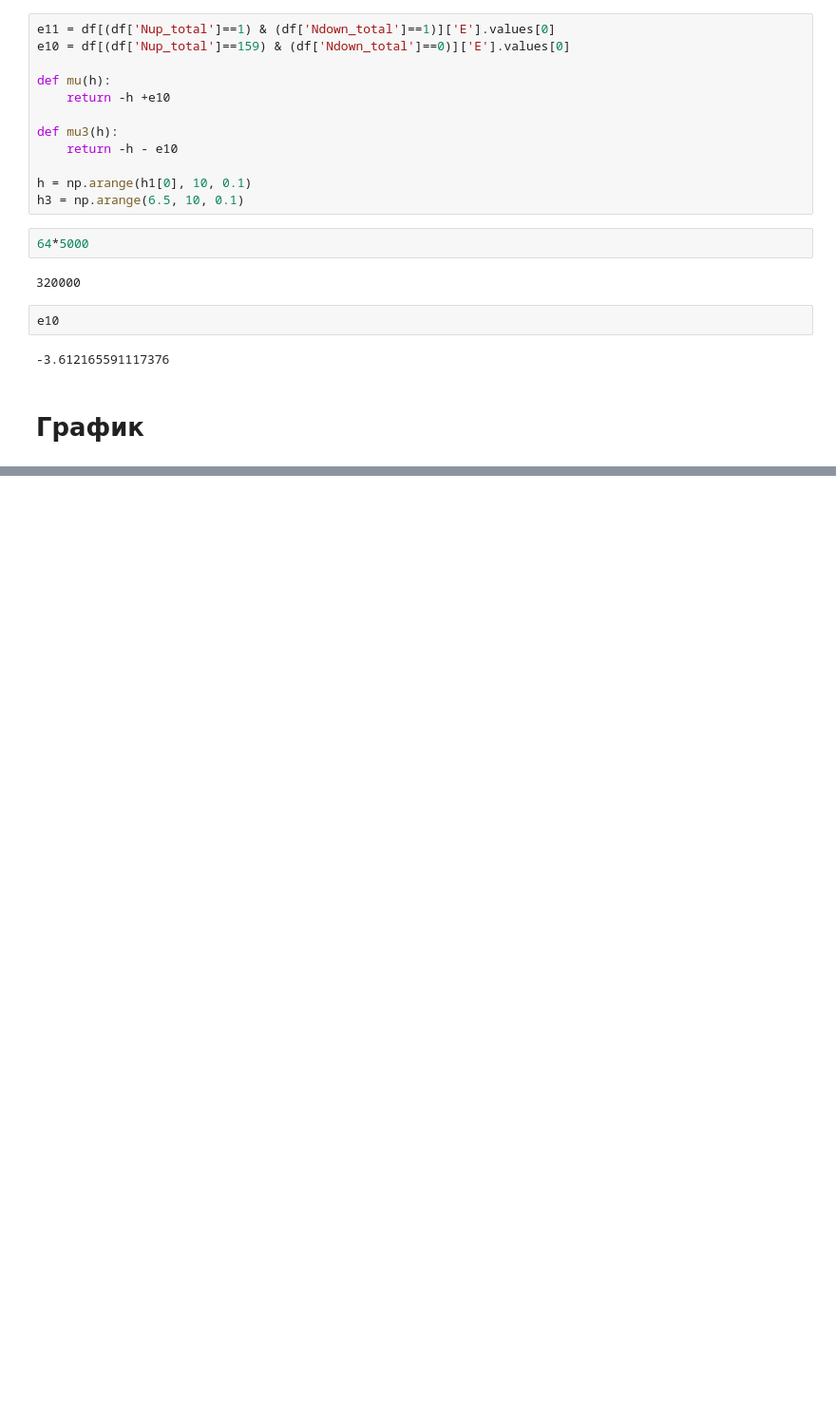
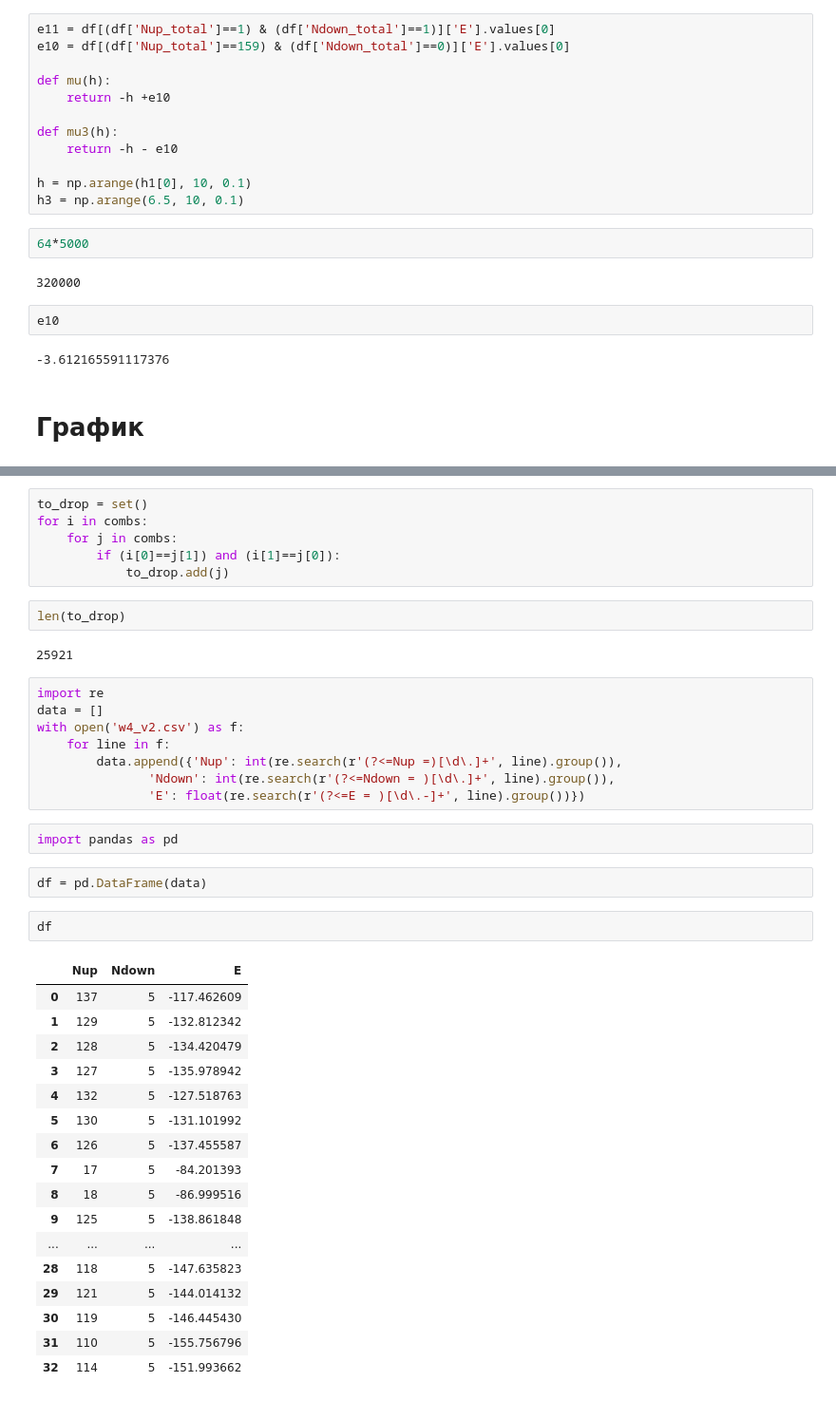
Before and after one commit to mindelly/diagrams2, a Jupyter notebook: W = 4/W = 4.ipynb, the cells around one changed output, grey strips where cells are left out. Shown at 95% size. Drawn from its saved outputs; the diff is of its cells as text; blank space fills up the shorter version.

```diff
--- a/W = 4/W = 4.ipynb
+++ b/W = 4/W = 4.ipynb
@@ -81,0 +99,42 @@ plt.savefig('W4.png')
+# %%
+to_drop = set()
+for i in combs:
+    for j in combs:
+        if (i[0]==j[1]) and (i[1]==j[0]):
+            to_drop.add(j)
+# %%
+len(to_drop)
+# %% [output]
+25921
+# %%
+import re
+data = []
+with open('w4_v2.csv') as f:
+    for line in f:
+        data.append({'Nup': int(re.search(r'(?<=Nup =)[\d\.]+', line).group()),
+               'Ndown': int(re.search(r'(?<=Ndown = )[\d\.]+', line).group()),
+               'E': float(re.search(r'(?<=E = )[\d\.-]+', line).group())})
+# %%
+import pandas as pd
+# %%
+df = pd.DataFrame(data)
+# %%
+df
+# %% [output]
+|  | Nup | Ndown | E |
+| 0 | 137 | 5 | -117.462609 |
+| 1 | 129 | 5 | -132.812342 |
+| 2 | 128 | 5 | -134.420479 |
+| 3 | 127 | 5 | -135.978942 |
+| 4 | 132 | 5 | -127.518763 |
+| 5 | 130 | 5 | -131.101992 |
+| 6 | 126 | 5 | -137.455587 |
+| 7 | 17 | 5 | -84.201393 |
+| 8 | 18 | 5 | -86.999516 |
+| 9 | 125 | 5 | -138.861848 |
+| ... | ... | ... | ... |
+| 28 | 118 | 5 | -147.635823 |
+| 29 | 121 | 5 | -144.014132 |
+| 30 | 119 | 5 | -146.445430 |
+| 31 | 110 | 5 | -155.756796 |
+| 32 | 114 | 5 | -151.993662 |
```
Also changed, not shown: parts of 5 cells of this notebook, 57 other files.
